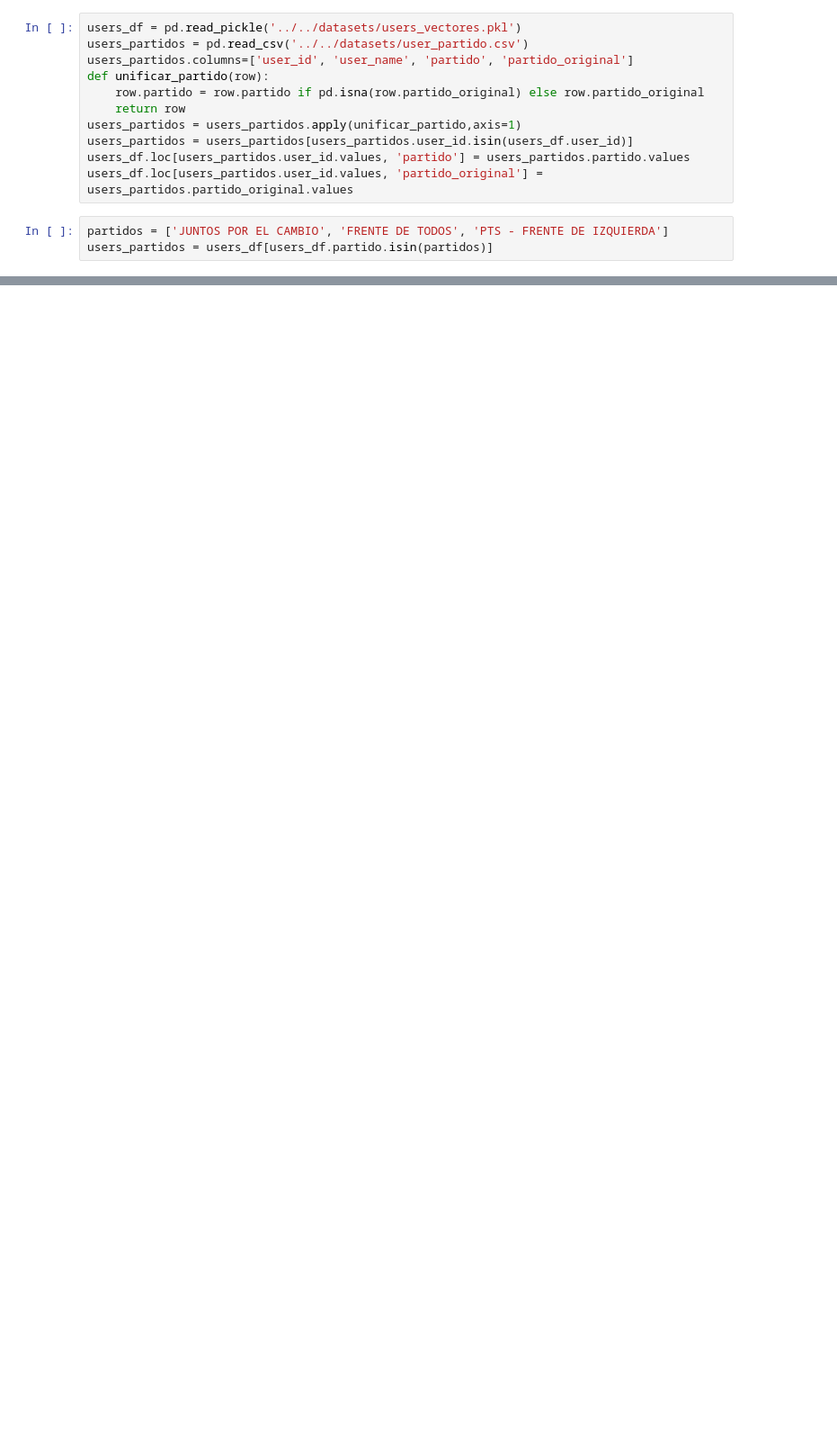
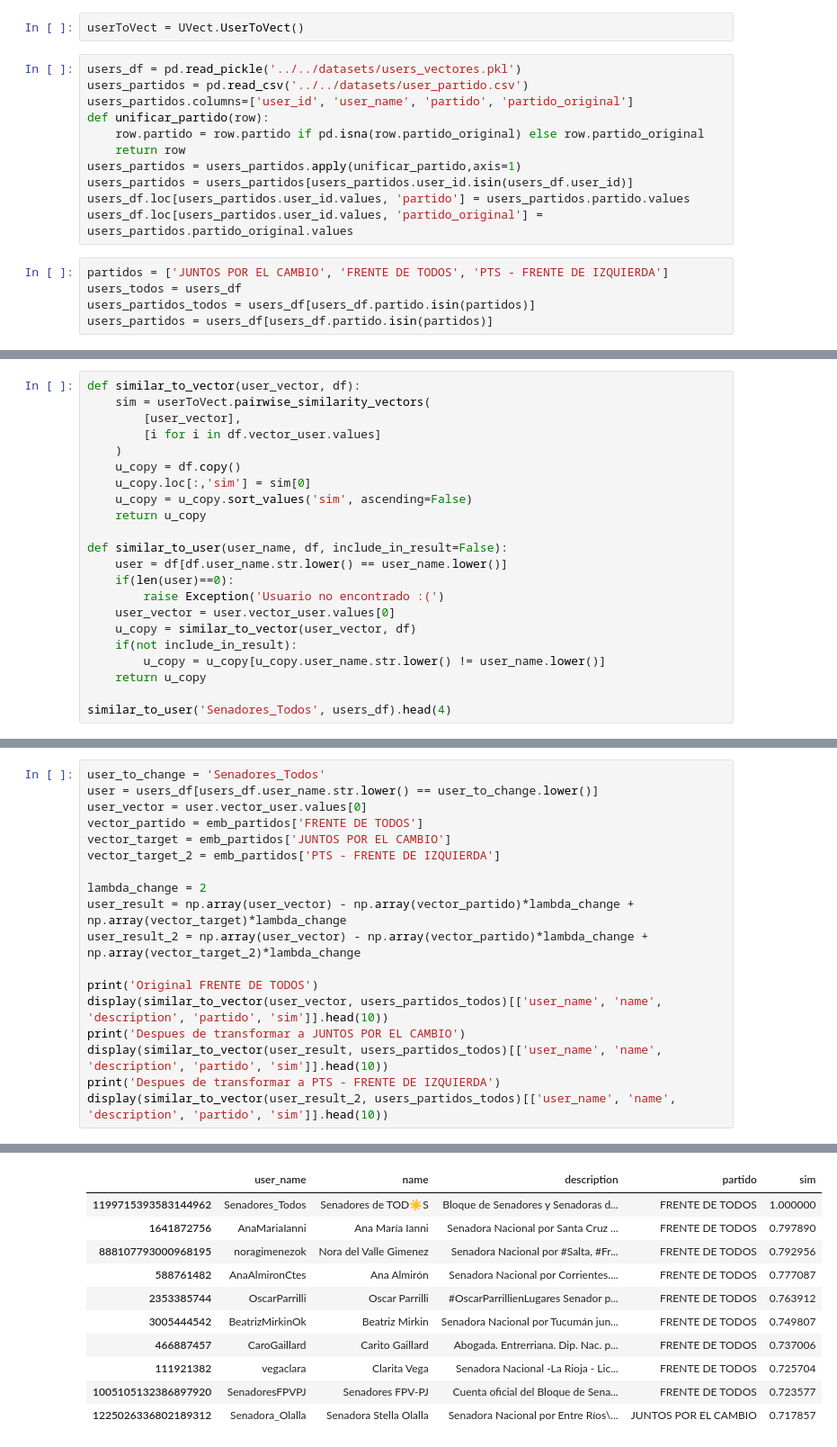
Before and after one commit to matiasngf/twitter_ai, a Jupyter notebook: notebooks/Experiments/TransformEmbeddings.ipynb, the cells around one changed output, grey strips where cells are left out. Shown: that part at 90% size. Saved outputs shown, nothing was run; the diff lists cells and outputs as text; blank space fills up the shorter version.

```diff
--- a/notebooks/Experiments/TransformEmbeddings.ipynb
+++ b/notebooks/Experiments/TransformEmbeddings.ipynb
@@ -10,3 +20,5 @@ import UserToVect as UVect
+# %%
+userToVect = UVect.UserToVect()
 # %%
 users_df = pd.read_pickle('../../datasets/users_vectores.pkl')
 users_partidos = pd.read_csv('../../datasets/user_partido.csv')
@@ -20,4 +32,6 @@ users_df.loc[users_partidos.user_id.values, 'partido'] = users_partidos.partido.
 users_df.loc[users_partidos.user_id.values, 'partido_original'] = users_partidos.partido_original.values
 # %%
 partidos = ['JUNTOS POR EL CAMBIO', 'FRENTE DE TODOS', 'PTS - FRENTE DE IZQUIERDA']
+users_todos = users_df
+users_partidos_todos = users_df[users_df.partido.isin(partidos)]
 users_partidos = users_df[users_df.partido.isin(partidos)]
@@ -33,0 +63,22 @@ users_partidos.head()
+# %%
+def similar_to_vector(user_vector, df):
+    sim = userToVect.pairwise_similarity_vectors(
+        [user_vector],
+        [i for i in df.vector_user.values]
+    )
+    u_copy = df.copy()
+    u_copy.loc[:,'sim'] = sim[0]
+    u_copy = u_copy.sort_values('sim', ascending=False)
+    return u_copy
+
+def similar_to_user(user_name, df, include_in_result=False):
+    user = df[df.user_name.str.lower() == user_name.lower()]
+    if(len(user)==0):
+        raise Exception('Usuario no encontrado :(')
+    user_vector = user.vector_user.values[0]
+    u_copy = similar_to_vector(user_vector, df)
+    if(not include_in_result):
+        u_copy = u_copy[u_copy.user_name.str.lower() != user_name.lower()]
+    return u_copy
+
+similar_to_user('Senadores_Todos', users_df).head(4)
@@ -33,0 +95,19 @@ users_partidos.head()
+# %%
+user_to_change = 'Senadores_Todos'
+user = users_df[users_df.user_name.str.lower() == user_to_change.lower()]
+user_vector = user.vector_user.values[0]
+vector_partido = emb_partidos['FRENTE DE TODOS']
+vector_target = emb_partidos['JUNTOS POR EL CAMBIO']
+vector_target_2 = emb_partidos['PTS - FRENTE DE IZQUIERDA']
+
+lambda_change = 2
+user_result = np.array(user_vector) - np.array(vector_partido)*lambda_change + np.array(vector_target)*lambda_change
+user_result_2 = np.array(user_vector) - np.array(vector_partido)*lambda_change + np.array(vector_target_2)*lambda_change
+
+print('Original FRENTE DE TODOS')
+display(similar_to_vector(user_vector, users_partidos_todos)[['user_name', 'name', 'description', 'partido', 'sim']].head(10))
+print('Despues de transformar a JUNTOS POR EL CAMBIO')
+display(similar_to_vector(user_result, users_partidos_todos)[['user_name', 'name', 'description', 'partido', 'sim']].head(10))
+print('Despues de transformar a PTS - FRENTE DE IZQUIERDA')
+display(similar_to_vector(user_result_2, users_partidos_todos)[['user_name', 'name', 'description', 'partido', 'sim']].head(10))
+# %% [output]
@@ -33,0 +115,11 @@ users_partidos.head()
+|  | user_name | name | description | partido | sim |
+| 1199715393583144962 | Senadores_Todos | Senadores de TOD☀️S | Bloque de Senadores y Senadoras d... | FRENTE DE TODOS | 1.000000 |
+| 1641872756 | AnaMariaIanni | Ana María Ianni | Senadora Nacional por Santa Cruz ... | FRENTE DE TODOS | 0.797890 |
+| 888107793000968195 | noragimenezok | Nora del Valle Gimenez | Senadora Nacional por #Salta, #Fr... | FRENTE DE TODOS | 0.792956 |
+| 588761482 | AnaAlmironCtes | Ana Almirón | Senadora Nacional por Corrientes.... | FRENTE DE TODOS | 0.777087 |
+| 2353385744 | OscarParrilli | Oscar Parrilli | #OscarParrillienLugares Senador p... | FRENTE DE TODOS | 0.763912 |
+| 3005444542 | BeatrizMirkinOk | Beatriz Mirkin | Senadora Nacional por Tucumán jun... | FRENTE DE TODOS | 0.749807 |
+| 466887457 | CaroGaillard | Carito Gaillard | Abogada. Entrerriana. Dip. Nac. p... | FRENTE DE TODOS | 0.737006 |
+| 111921382 | vegaclara | Clarita Vega | Senadora Nacional -La Rioja - Lic... | FRENTE DE TODOS | 0.725704 |
+| 1005105132386897920 | SenadoresFPVPJ | Senadores FPV-PJ | Cuenta oficial del Bloque de Sena... | FRENTE DE TODOS | 0.723577 |
+| 1225026336802189312 | Senadora_Olalla | Senadora Stella Olalla | Senadora Nacional por Entre Ríos\... | JUNTOS POR EL CAMBIO | 0.717857 |
```
Also changed, not shown: parts of 15 cells of this notebook, 1 other file.
